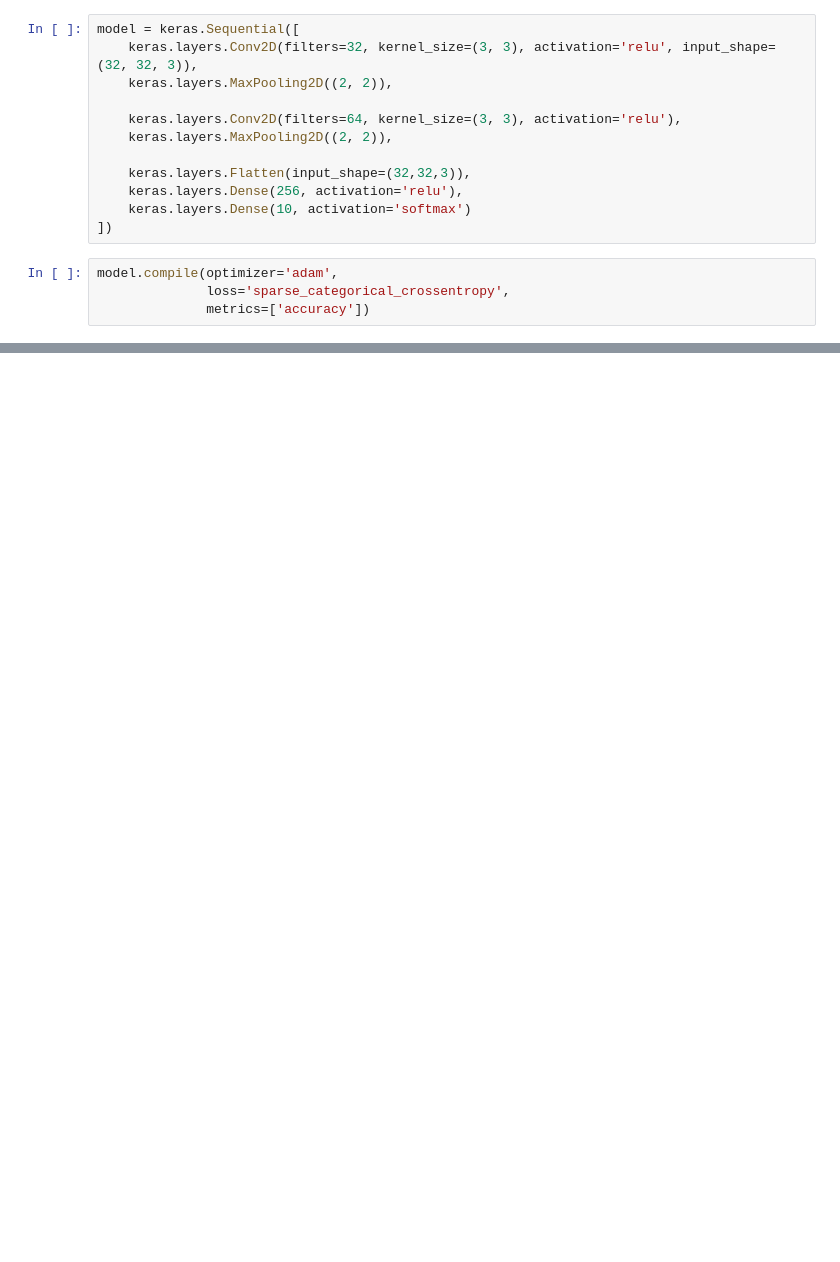
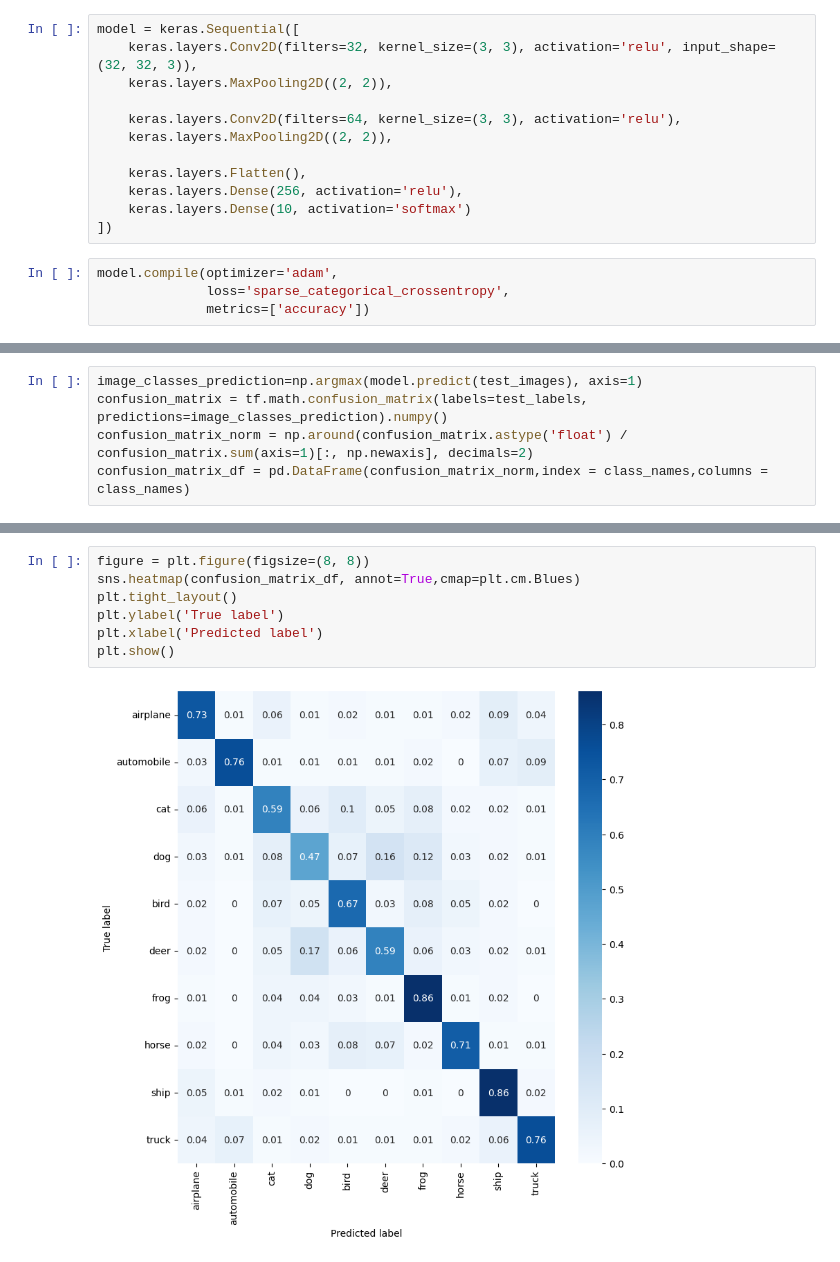
Before and after one commit to mariuszkrzyzopolski/Ai_game, a Jupyter notebook: neural_network/cifar10_neural.ipynb, the cells around one changed output, grey strips where cells are left out. Cells and saved outputs as stored; diff of their text form; blank space fills up the shorter version.

Commit message:
confusion matrix cifar

```diff
--- a/neural_network/cifar10_neural.ipynb
+++ b/neural_network/cifar10_neural.ipynb
@@ -23,7 +25,7 @@ model = keras.Sequential([
     keras.layers.Conv2D(filters=64, kernel_size=(3, 3), activation='relu'),
     keras.layers.MaxPooling2D((2, 2)),
 
-    keras.layers.Flatten(input_shape=(32,32,3)),
+    keras.layers.Flatten(),
     keras.layers.Dense(256, activation='relu'),
     keras.layers.Dense(10, activation='softmax')
 ])
@@ -75,0 +67,5 @@ class_names[test_labels[69][0]]
+# %%
+image_classes_prediction=np.argmax(model.predict(test_images), axis=1)
+confusion_matrix = tf.math.confusion_matrix(labels=test_labels, predictions=image_classes_prediction).numpy()
+confusion_matrix_norm = np.around(confusion_matrix.astype('float') / confusion_matrix.sum(axis=1)[:, np.newaxis], decimals=2)
+confusion_matrix_df = pd.DataFrame(confusion_matrix_norm,index = class_names,columns = class_names)
@@ -75,0 +74,9 @@ class_names[test_labels[69][0]]
+# %%
+figure = plt.figure(figsize=(8, 8))
+sns.heatmap(confusion_matrix_df, annot=True,cmap=plt.cm.Blues)
+plt.tight_layout()
+plt.ylabel('True label')
+plt.xlabel('Predicted label')
+plt.show()
+# %% [output]
+[figure, added]
```
Also changed, not shown: parts of 5 cells of this notebook.
